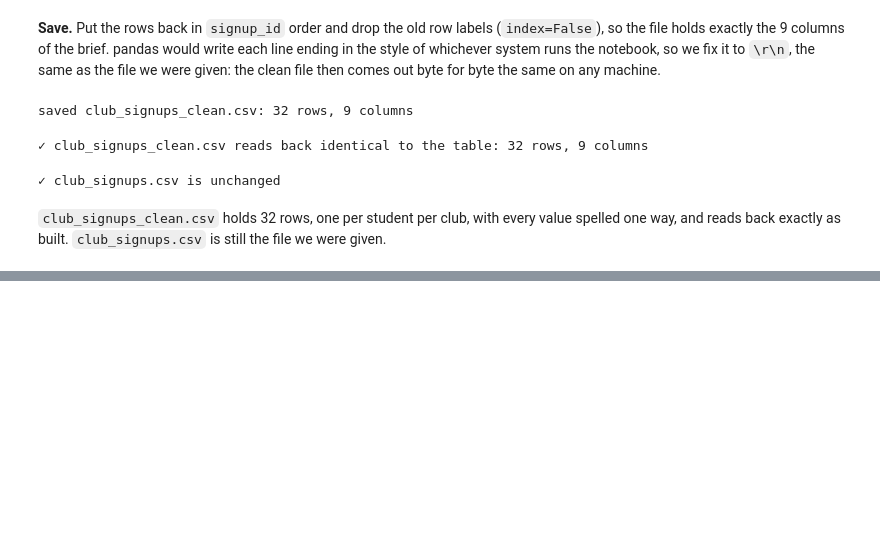
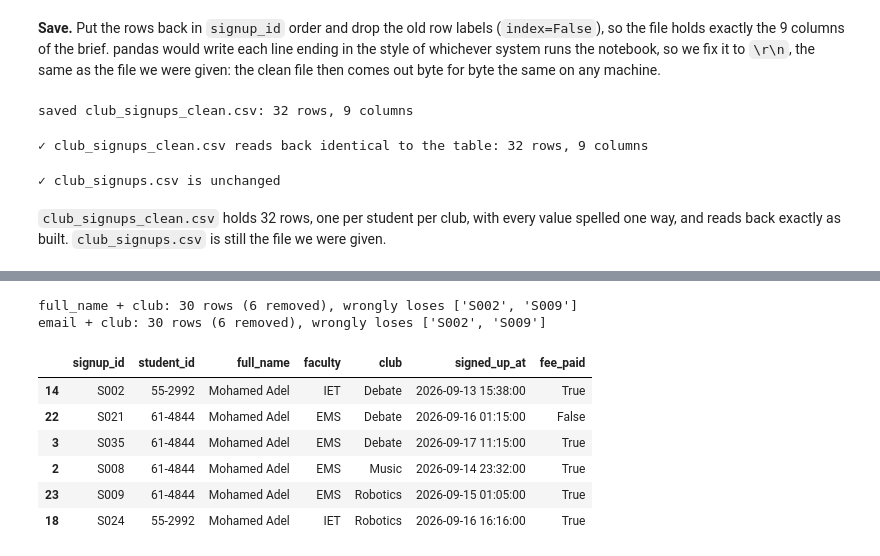
Before and after one commit to DanEhab/daniel-ehab_58-3825_MET-02_task1, a Jupyter notebook: task1.ipynb, the cells around one changed output, grey strips where cells are left out. Drawn from its saved outputs; the diff is of its cells as text; code cells hidden in the pictures; blank space fills up the shorter version.

Commit message:
Part C evidence: order of steps and same-name check

```diff
--- a/task1.ipynb
+++ b/task1.ipynb
@@ -612,0 +653,21 @@ print("✓ club_signups.csv is unchanged")
+# %%
+person_key = {}
+for person in ["full_name", "email"]:
+    by_person = before_b2.sort_values("signed_up_at").drop_duplicates([person, "club"], keep="last")
+    lost = sorted(set(signups["signup_id"]) - set(by_person["signup_id"]))
+    person_key[person] = (len(by_person), lost)
+    print(f"{person} + club: {len(by_person)} rows ({len(before_b2) - len(by_person)} removed), wrongly loses {lost}")
+# %% [output]
+full_name + club: 30 rows (6 removed), wrongly loses ['S002', 'S009']
+email + club: 30 rows (6 removed), wrongly loses ['S002', 'S009']
+# %%
+# every sign-up of the two Mohamed Adels before B.2
+before_b2[before_b2["full_name"] == "Mohamed Adel"].sort_values(["club", "signed_up_at"])[["signup_id", "student_id", "full_name", "faculty", "club", "signed_up_at", "fee_paid"]]
+# %% [output]
+|  | signup_id | student_id | full_name | faculty | club | signed_up_at | fee_paid |
+| 14 | S002 | 55-2992 | Mohamed Adel | IET | Debate | 2026-09-13 15:38:00 | True |
+| 22 | S021 | 61-4844 | Mohamed Adel | EMS | Debate | 2026-09-16 01:15:00 | False |
+| 3 | S035 | 61-4844 | Mohamed Adel | EMS | Debate | 2026-09-17 11:15:00 | True |
+| 2 | S008 | 61-4844 | Mohamed Adel | EMS | Music | 2026-09-14 23:32:00 | True |
+| 23 | S009 | 61-4844 | Mohamed Adel | EMS | Robotics | 2026-09-15 01:05:00 | True |
+| 18 | S024 | 55-2992 | Mohamed Adel | IET | Robotics | 2026-09-16 16:16:00 | True |
```
Also changed, not shown: parts of 8 cells of this notebook.
